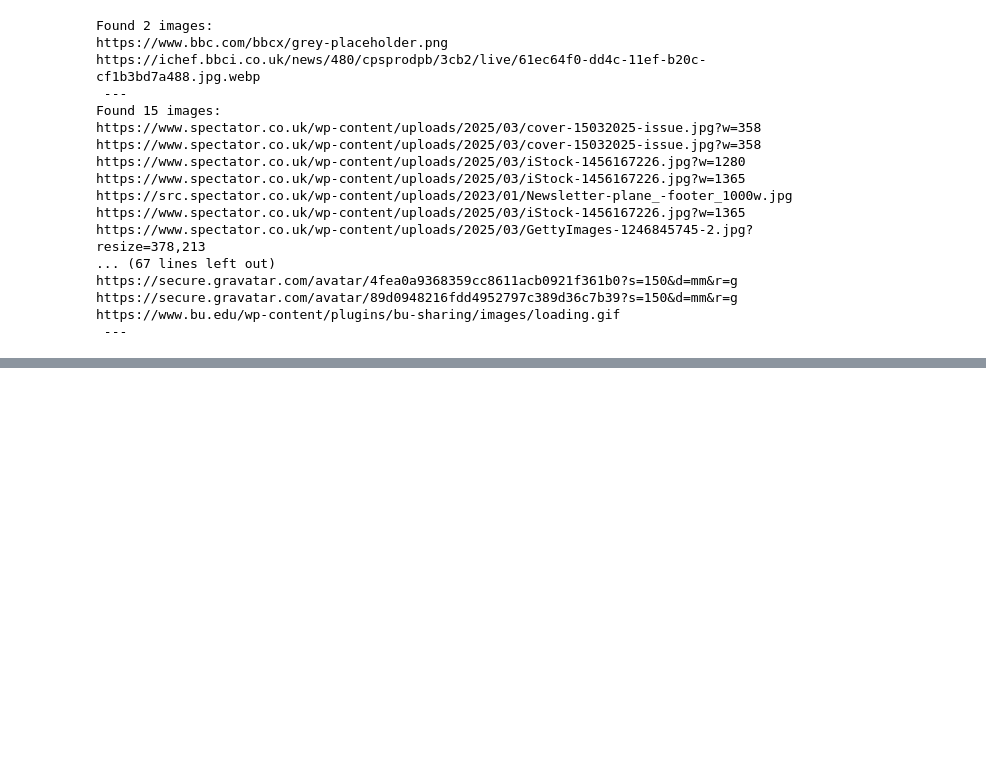
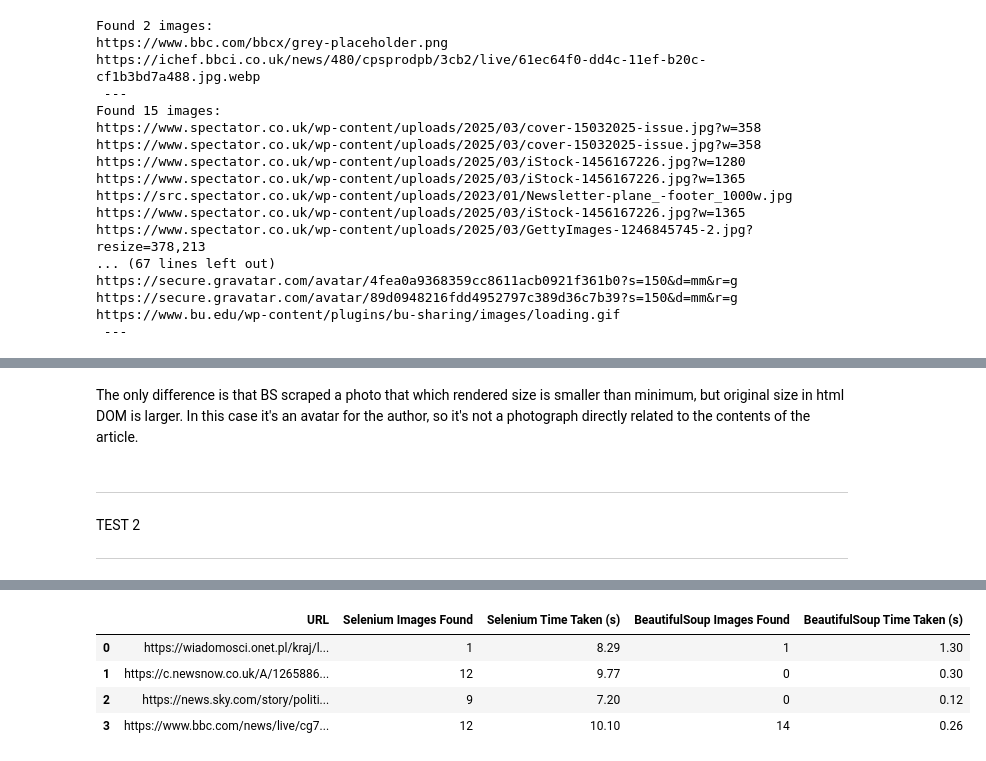
Before and after one commit to szezlong/Articles_Evaluation, a Jupyter notebook: AI_Detection_Expansion.ipynb, the cells around one changed output, grey strips where cells are left out. Drawn from its saved outputs; the diff is of its cells as text; code cells hidden in the pictures; blank space fills up the shorter version.

```diff
--- a/AI_Detection_Expansion.ipynb
+++ b/AI_Detection_Expansion.ipynb
@@ -272,0 +369,6 @@ https://www.bu.edu/files/2022/08/resize-22-1553-MARCOMHEAD-161-3-500x500.jpg
+# %%
+# Test Selenium
+for url in test_urls:
+    images = get_images_selenium(url)
+    print_found_imgs(images)
+    print(" --- ")
@@ -272,0 +405,5 @@ https://www.bu.edu/files/2022/08/resize-22-1553-MARCOMHEAD-161-3-500x500.jpg
+# %%
+# Test BeautifulSoup
+for url in test_urls:
+    images = get_images_bs(url)
+    print_found_imgs(images)
@@ -272,0 +429,46 @@ https://www.bu.edu/files/2022/08/resize-22-1553-MARCOMHEAD-161-3-500x500.jpg
+# %% [markdown]
+The only difference is that BS scraped a photo that which rendered size is smaller than minimum, but original size in html DOM is larger. In this case it's an avatar for the author, so it's not a photograph directly related to the contents of the article.
+# %% [markdown]
+
+---
+
+TEST 2
+
+
+---
+# %%
+page_url_2 = "https://wiadomosci.onet.pl/kraj/lukaszenko-na-kremlu-ujawnil-zamiary-putina-w-sprawie-usa-relacja-na-zywo/vj1vlcg?utm_campaign=cb"
+page_url_3 = "https://c.newsnow.co.uk/A/1265886131?-2645%3A2959%3Ann_topic_top"
+page_url_4 = "https://news.sky.com/story/politics-latest-live-starmer-speech-ukraine-zelenskyy-war-trump-welfare-cuts-tories-reform-12593360"
+page_url_5 = "https://www.bbc.com/news/live/cg70jylp32gt"
+
+test_urls = [page_url_2, page_url_3, page_url_4, page_url_5]
+# %%
+def test(urls):
+  results = []
+
+  for url in test_urls:
+    row = {"URL": url}
+
+    # Test Selenium
+    start = time.time()
+    images_selenium = get_images_selenium(url)
+    elapsed_selenium = time.time() - start
+    row["Selenium Images Found"] = len(images_selenium)
+    row["Selenium Time Taken (s)"] = round(elapsed_selenium, 2)
+
+    # Test BeautifulSoup
+    start = time.time()
+    images_soup = get_images_bs(url)
+    elapsed_soup = time.time() - start
+    row["BeautifulSoup Images Found"] = len(images_soup)
+    row["BeautifulSoup Time Taken (s)"] = round(elapsed_soup, 2)
+
+    results.append(row)
+
+  return pd.DataFrame(results)
+
+
+df_comparison = test(test_urls)
+df_comparison
+# %% [output]
@@ -272,0 +483,5 @@ https://www.bu.edu/files/2022/08/resize-22-1553-MARCOMHEAD-161-3-500x500.jpg
+|  | URL | Selenium Images Found | Selenium Time Taken (s) | BeautifulSoup Images Found | BeautifulSoup Time Taken (s) |
+| 0 | https://wiadomosci.onet.pl/kraj/l... | 1 | 8.29 | 1 | 1.30 |
+| 1 | https://c.newsnow.co.uk/A/1265886... | 12 | 9.77 | 0 | 0.30 |
+| 2 | https://news.sky.com/story/politi... | 9 | 7.20 | 0 | 0.12 |
+| 3 | https://www.bbc.com/news/live/cg7... | 12 | 10.10 | 14 | 0.26 |
```
Also changed, not shown: parts of 27 cells of this notebook.
